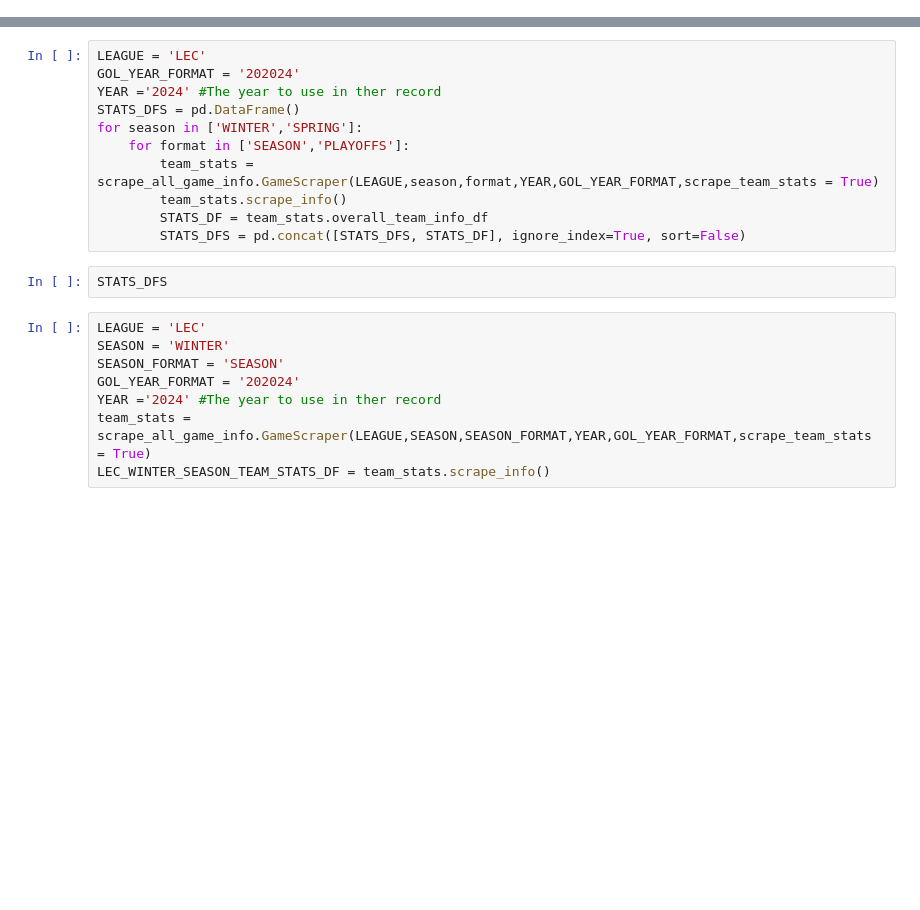
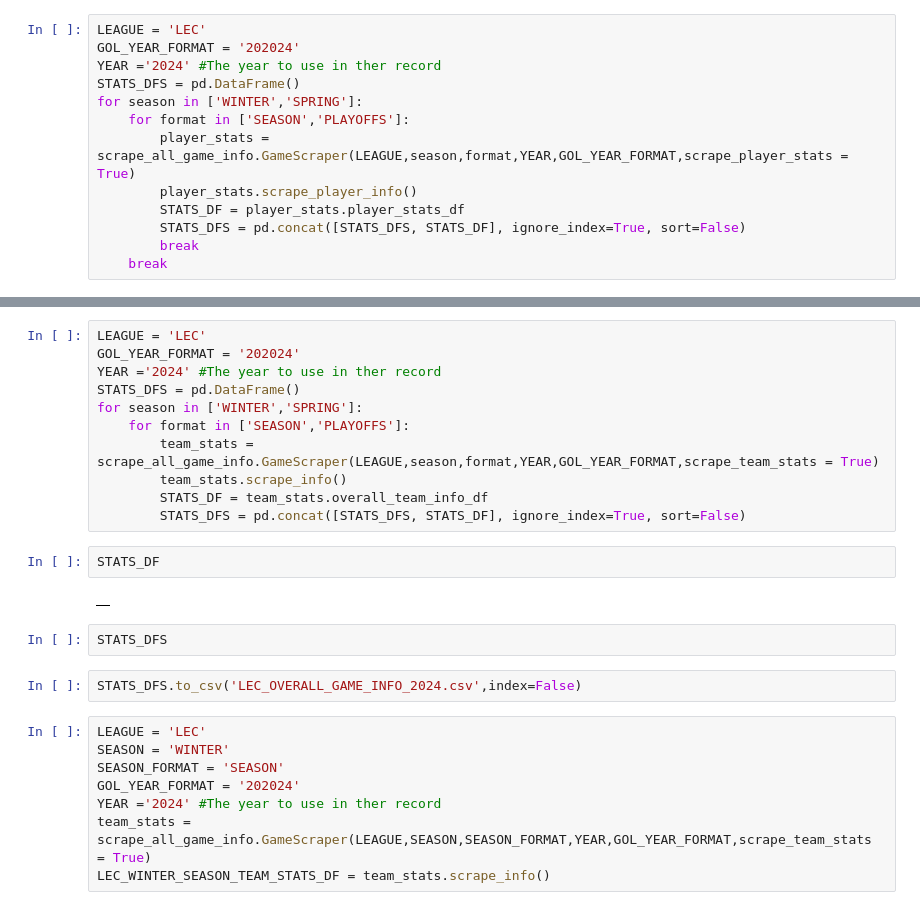
Before and after one commit to JoshuaWacks/lolLiveScorePredictor, a Jupyter notebook: collect_past_game_info.ipynb, the cells around one changed output, grey strips where cells are left out. Cells and saved outputs as stored; diff of their text form; blank space fills up the shorter version.

Commit message:
Made a lot of progress with the indi player scraping

```diff
--- a/collect_past_game_info.ipynb
+++ b/collect_past_game_info.ipynb
@@ -3,3 +3,16 @@
 import pandas as pd
 # import scrape_champ_select
 import scrape_all_game_info
+# %%
+LEAGUE = 'LEC'
+GOL_YEAR_FORMAT = '202024'
+YEAR ='2024' #The year to use in ther record
+STATS_DFS = pd.DataFrame()
+for season in ['WINTER','SPRING']:
+    for format in ['SEASON','PLAYOFFS']:
+        player_stats = scrape_all_game_info.GameScraper(LEAGUE,season,format,YEAR,GOL_YEAR_FORMAT,scrape_player_stats = True)
+        player_stats.scrape_player_info()
+        STATS_DF = player_stats.player_stats_df
+        STATS_DFS = pd.concat([STATS_DFS, STATS_DF], ignore_index=True, sort=False)
+        break
+    break
@@ -14,8 +47,14 @@ for season in ['WINTER','SPRING']:
         team_stats.scrape_info()
         STATS_DF = team_stats.overall_team_info_df
         STATS_DFS = pd.concat([STATS_DFS, STATS_DF], ignore_index=True, sort=False)
+# %%
+STATS_DF
+# %% [output]
+|  |
 # %%
 STATS_DFS
+# %%
+STATS_DFS.to_csv('LEC_OVERALL_GAME_INFO_2024.csv',index=False)
 # %%
 LEAGUE = 'LEC'
 SEASON = 'WINTER'
```
Also changed, not shown: parts of 16 cells of this notebook, 2 other files.
